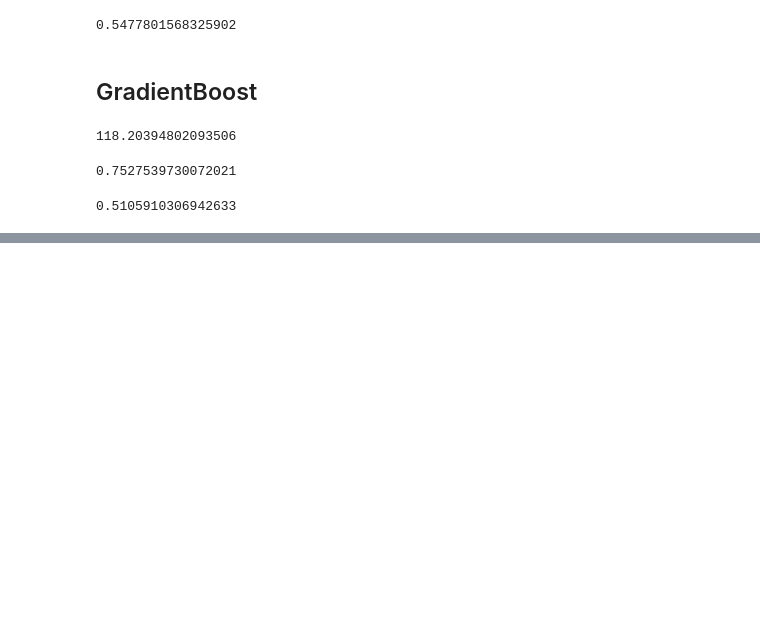
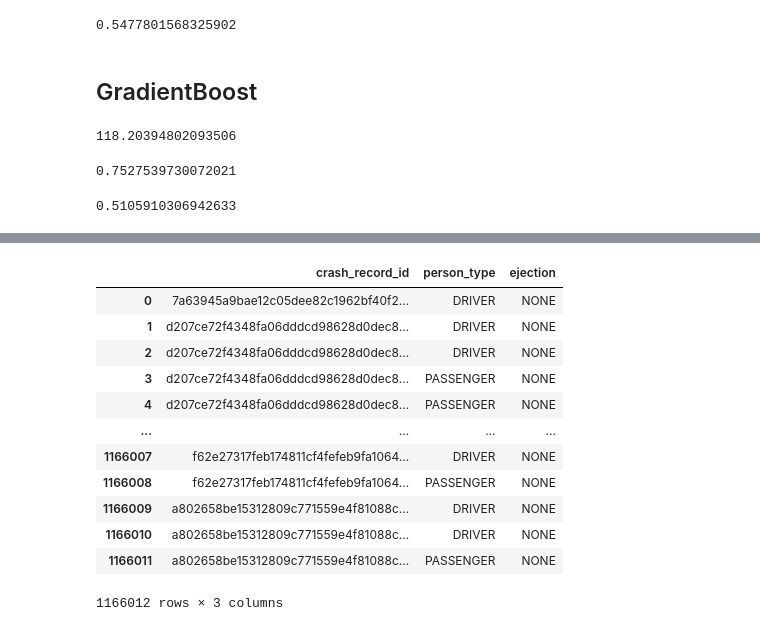
Before and after one commit to jkh-code/predicting-traffic-accident-injuries, a Jupyter notebook: notebooks/preliminary-modeling.ipynb, the cells around one changed output, grey strips where cells are left out. Drawn from its saved outputs; the diff is of its cells as text; code cells hidden in the pictures; blank space fills up the shorter version.

```diff
--- a/notebooks/preliminary-modeling.ipynb
+++ b/notebooks/preliminary-modeling.ipynb
@@ -206,0 +211,7 @@ np.sqrt(mean_squared_error(y_test, y_pred_gb))
+# %%
+query_people = """
+    SELECT crash_record_id, person_type, ejection
+    FROM people;
+    """
+# %%
+df_people = get_sql_data(dbname, query_people)
@@ -215,0 +281,16 @@ df_crashes.head()
+# %%
+df_people
+# %% [output]
+|  | crash_record_id | person_type | ejection |
+| 0 | 7a63945a9bae12c05dee82c1962bf40f2... | DRIVER | NONE |
+| 1 | d207ce72f4348fa06dddcd98628d0dec8... | DRIVER | NONE |
+| 2 | d207ce72f4348fa06dddcd98628d0dec8... | DRIVER | NONE |
+| 3 | d207ce72f4348fa06dddcd98628d0dec8... | PASSENGER | NONE |
+| 4 | d207ce72f4348fa06dddcd98628d0dec8... | PASSENGER | NONE |
+| ... | ... | ... | ... |
+| 1166007 | f62e27317feb174811cf4fefeb9fa1064... | DRIVER | NONE |
+| 1166008 | f62e27317feb174811cf4fefeb9fa1064... | PASSENGER | NONE |
+| 1166009 | a802658be15312809c771559e4f81088c... | DRIVER | NONE |
+| 1166010 | a802658be15312809c771559e4f81088c... | DRIVER | NONE |
+| 1166011 | a802658be15312809c771559e4f81088c... | PASSENGER | NONE |
+1166012 rows × 3 columns
```
Also changed, not shown: parts of 9 cells of this notebook, 1 other file.
